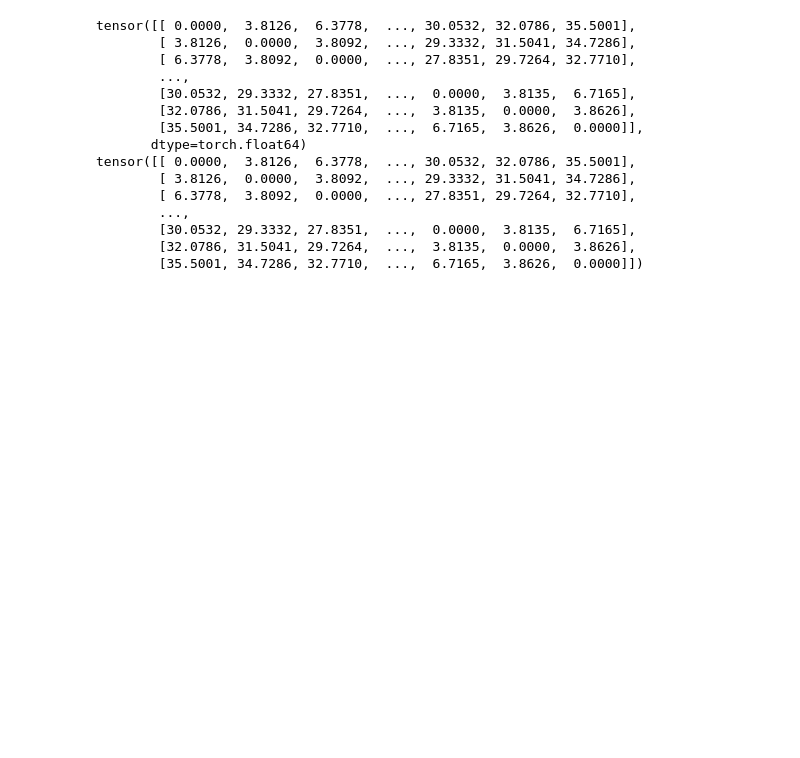
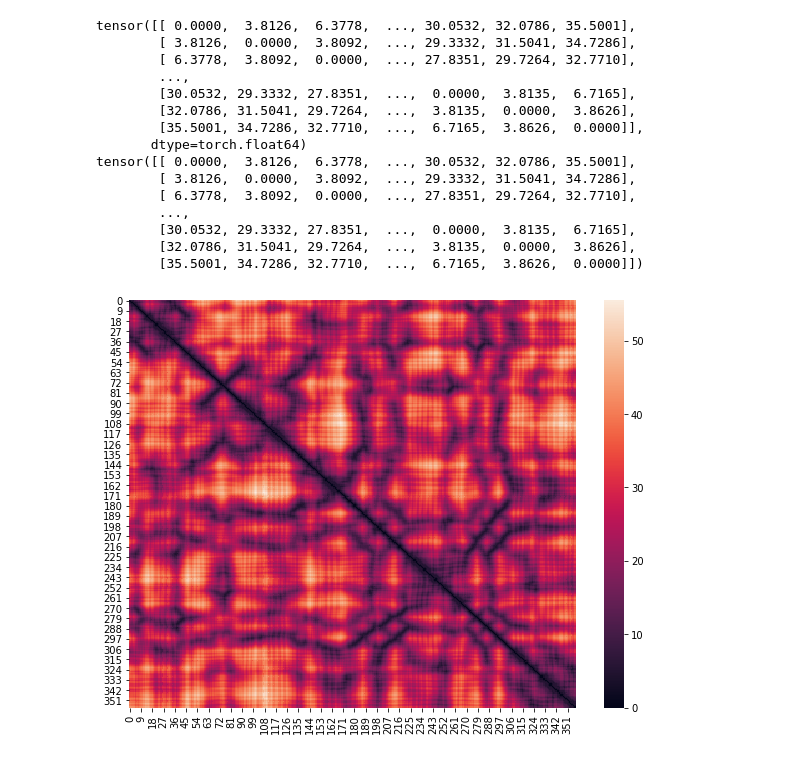
Before and after one commit to simonholmes001/dataset_preparation, a Jupyter notebook: build_distance_matrix.ipynb, the cells around one changed output. Cells and saved outputs as stored; diff of their text form; code cells hidden in the pictures; blank space fills up the shorter version.

```diff
--- a/build_distance_matrix.ipynb
+++ b/build_distance_matrix.ipynb
@@ -172,3 +172,13 @@ tensor([[ 0.0000,  3.8126,  6.3778,  ..., 30.0532, 32.0786, 35.5001],
         [30.0532, 29.3332, 27.8351,  ...,  0.0000,  3.8135,  6.7165],
         [32.0786, 31.5041, 29.7264,  ...,  3.8135,  0.0000,  3.8626],
         [35.5001, 34.7286, 32.7710,  ...,  6.7165,  3.8626,  0.0000]])
+# %%
+a = '/media/the_beast/B/mathisi_tests/data/closed_dataset/testset/distance_matrix/5pm0_label.pickle'
+with open(a, 'rb') as labels_file:
+    df2 = pickle.load(labels_file)
+# %%
+plt.figure(figsize = (10,7.5))
+ax = sns.heatmap(df2)
+plt.show()
+# %% [output]
+[figure, added]
```
Also changed, not shown: parts of 31 cells of this notebook.
